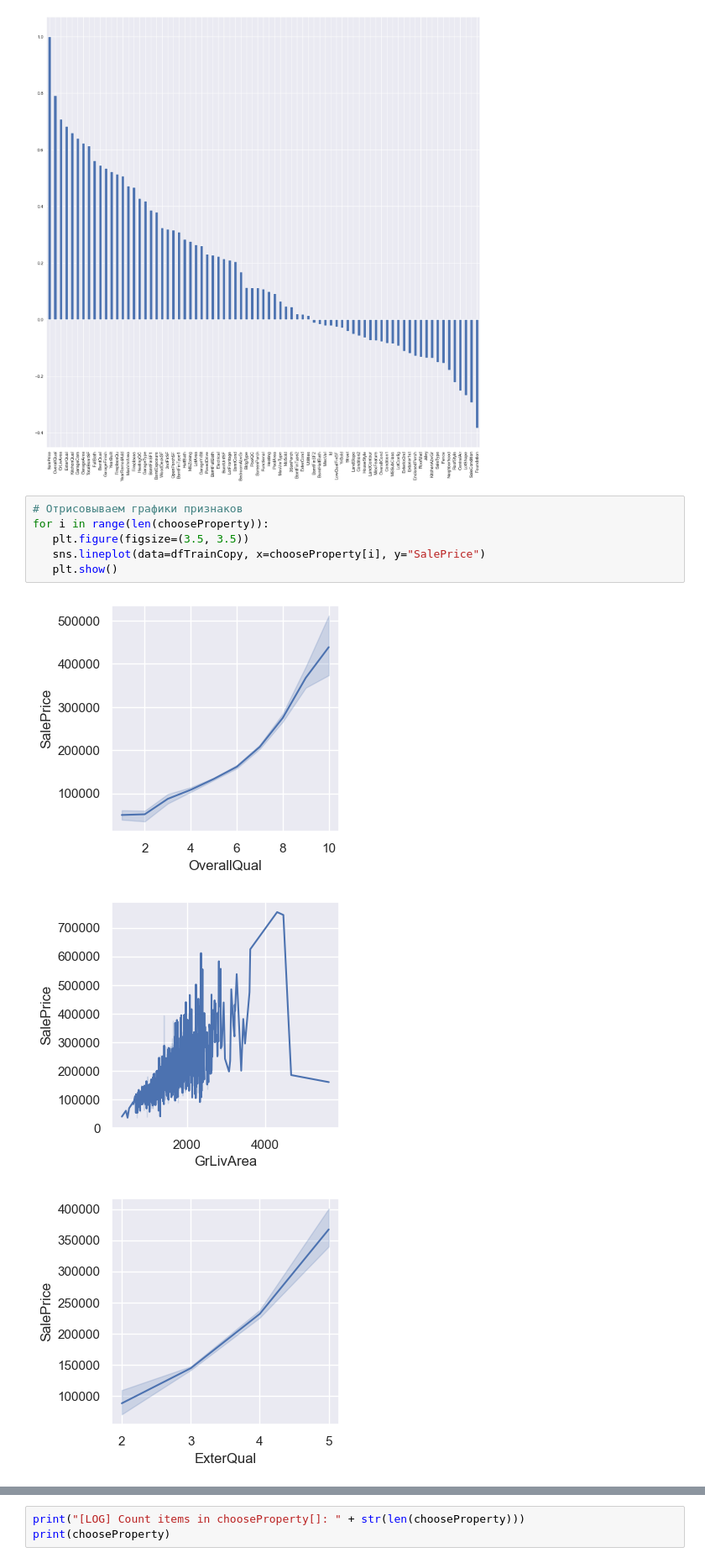
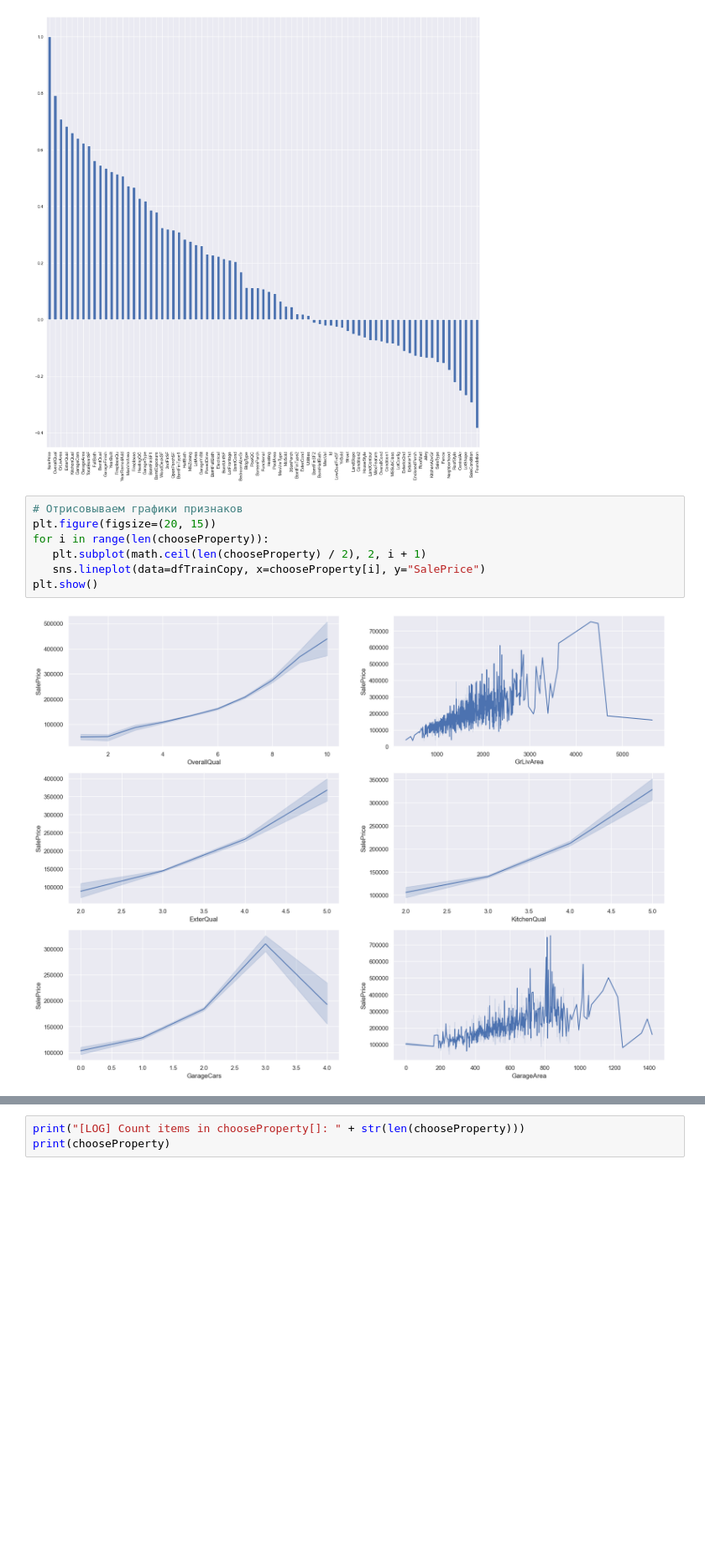
Before and after one commit to zoxione/ai-labs-2022, a Jupyter notebook: lab1/main.ipynb, the cells around one changed output, grey strips where cells are left out. Shown at 84% size. Cells and saved outputs as stored; diff of their text form; blank space fills up the shorter version.

```diff
--- a/lab1/main.ipynb
+++ b/lab1/main.ipynb
@@ -145,11 +168,10 @@ plt.show()
 [figure]
 # %%
 # Отрисовываем графики признаков
+plt.figure(figsize=(20, 15))
 for i in range(len(chooseProperty)):
-   plt.figure(figsize=(3.5, 3.5))
+   plt.subplot(math.ceil(len(chooseProperty) / 2), 2, i + 1)
    sns.lineplot(data=dfTrainCopy, x=chooseProperty[i], y="SalePrice")
-   plt.show()
+plt.show()
 # %% [output]
-[figure, old version]
+[figure, new version]
-[figure, removed]
-[figure, removed]
```
Also changed, not shown: parts of 5 cells of this notebook, 11 other files.
